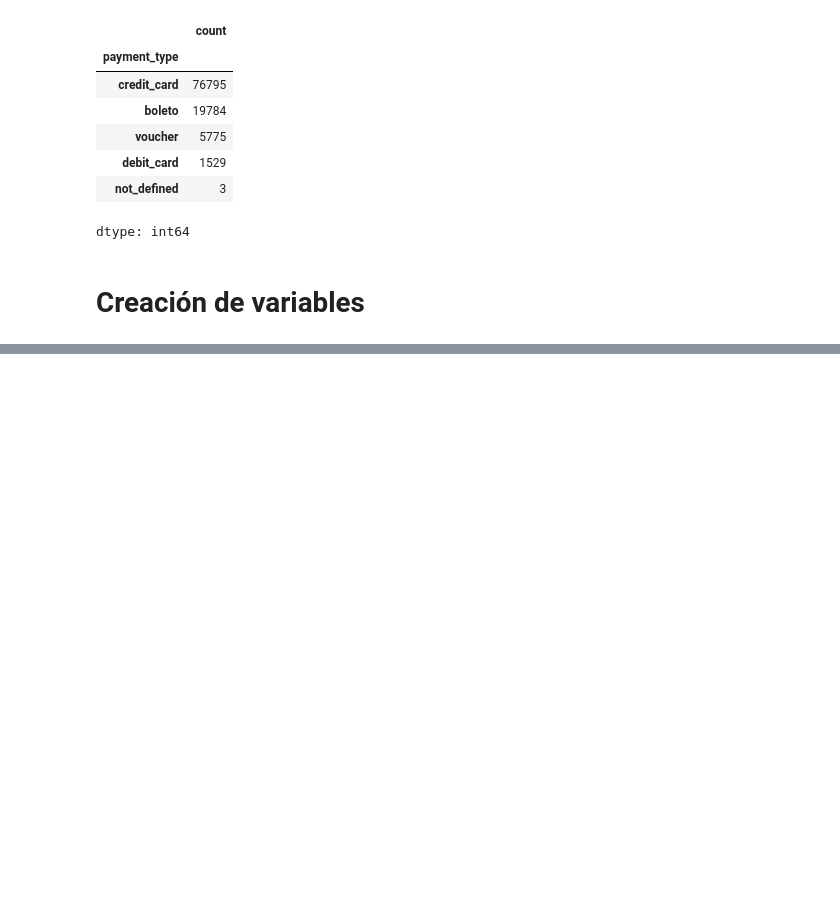
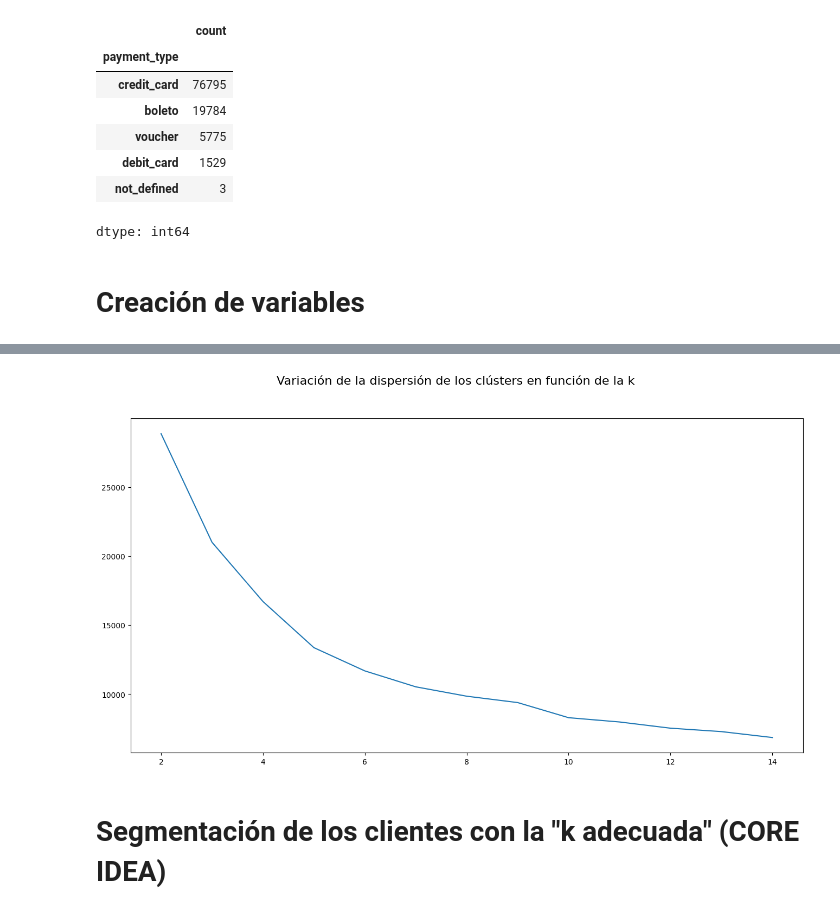
Before and after one commit to KARENCMP82/Python, a Jupyter notebook: 6_KMEANS_RRB_MOD.ipynb, the cells around one changed output, grey strips where cells are left out. Cells and saved outputs as stored; diff of their text form; code cells hidden in the pictures; blank space fills up the shorter version.

```diff
--- a/6_KMEANS_RRB_MOD.ipynb
+++ b/6_KMEANS_RRB_MOD.ipynb
@@ -258,0 +532,22 @@ dtype: int64
+# %%
+ClientIdFeatureGenerator = FunctionTransformer(func = build_unique_id_features)
+# %%
+pipe = Pipeline(steps = [
+    ("Imputer", KNNImputer()), #comentario: Imputa valores faltantes usando el algoritmo KNNImputer (vecinos más cercanos).
+    ("CustomTransformer", ClientIdFeatureGenerator), #comentario: Aplica una transformación personalizada definida por la clase ClientIdFeatureGenerator.
+    ("RobustScaler", RobustScaler(quantile_range = (0, 99.0))) #comentario: Escala los datos utilizando RobustScaler, que es robusto a los valores atípicos,
+    #utilizando el rango intercuartílico del 0% al 99%.
+])
+# %%
+df_scaled_transformed = pipe.fit_transform(df_final)
+# %%
+sse = {}
+
+for k in range(2, 15):
+
+    print(f"Fitting pipe with {k} clusters")
+
+    clustering_model = KMeans(n_clusters = k)
+    clustering_model.fit(df_scaled_transformed)
+
+    sse[k] = clustering_model.inertia_
@@ -258,0 +584,17 @@ dtype: int64
+# %%
+fig = plt.figure(figsize = (16, 8)) #comentario: Crea una nueva figura con un tamaño de 16x8 pulgadas.
+ax = fig.add_subplot() #comentario: Agrega un subplot (un gráfico) a la figura.
+
+x_values = list(sse.keys()) #comentario: Obtiene las claves del diccionario 'sse' (que representan el número de clústers 'k') y las convierte en una lista para el eje x
+y_values = list(sse.values()) #comentario: Obtiene los valores del diccionario 'sse' (que representan la inercia/dispersión de los clústers) y las convierte en una
+#lista
+
+# para el eje y.
+
+ax.plot(x_values, y_values, label = "Inertia/dispersión de los clústers") #comentario: Traza un gráfico de líneas con los valores de 'k' en el eje x y la inercia en
+# el eje y, y añade una etiqueta para la leyenda.
+fig.suptitle("Variación de la dispersión de los clústers en función de la k", fontsize = 16); #comentario: Añade un título a la figura con un tamaño de fuente de 16.
+# %% [output]
+[figure, added]
+# %% [markdown]
+# Segmentación de los clientes con la "k adecuada" (CORE IDEA)
```
Also changed, not shown: parts of 48 cells of this notebook.
